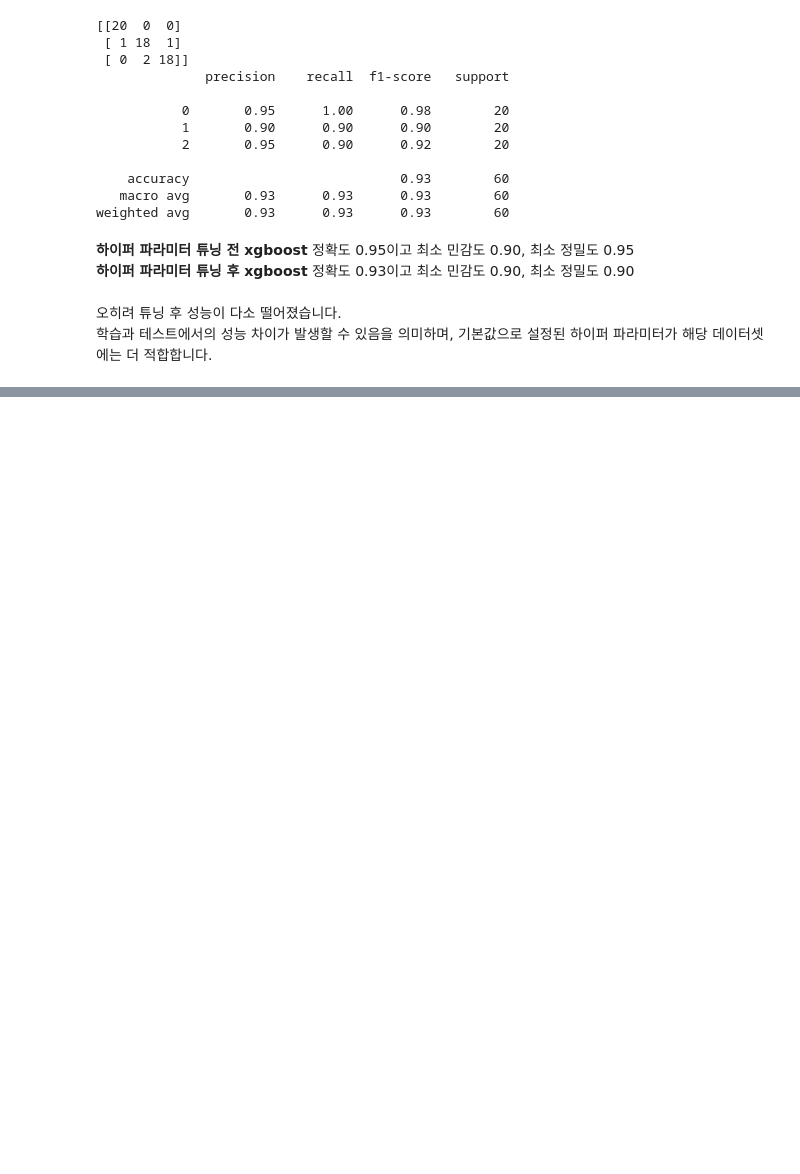
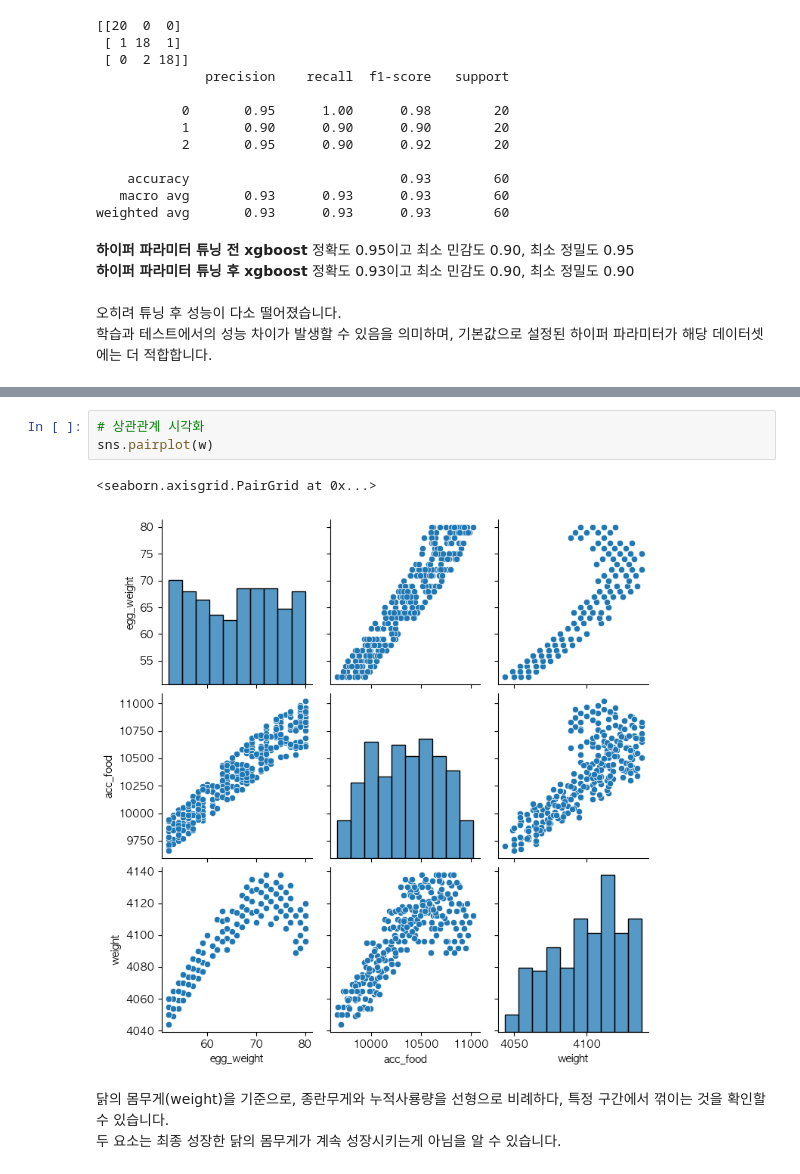
Before and after one commit to hyejinbeck/Chick-Growth, a Jupyter notebook: Analysis.ipynb, the cells around one changed output, grey strips where cells are left out. Drawn from its saved outputs; the diff is of its cells as text; blank space fills up the shorter version.

```diff
--- a/Analysis.ipynb
+++ b/Analysis.ipynb
@@ -2229,0 +2417,9 @@ weighted avg       0.93      0.93      0.93        60
+# %%
+# 상관관계 시각화
+sns.pairplot(w)
+# %% [output]
+<seaborn.axisgrid.PairGrid at 0x...>
+[figure, added]
+# %% [markdown]
+닭의 몸무게(weight)을 기준으로, 종란무게와 누적사룡량을 선형으로 비례하다, 특정 구간에서 꺾이는 것을 확인할 수 있습니다. <br>
+두 요소는 최종 성장한 닭의 몸무게가 계속 성장시키는게 아님을 알 수 있습니다.
```
Also changed, not shown: parts of 113 cells of this notebook, 2 other files.
